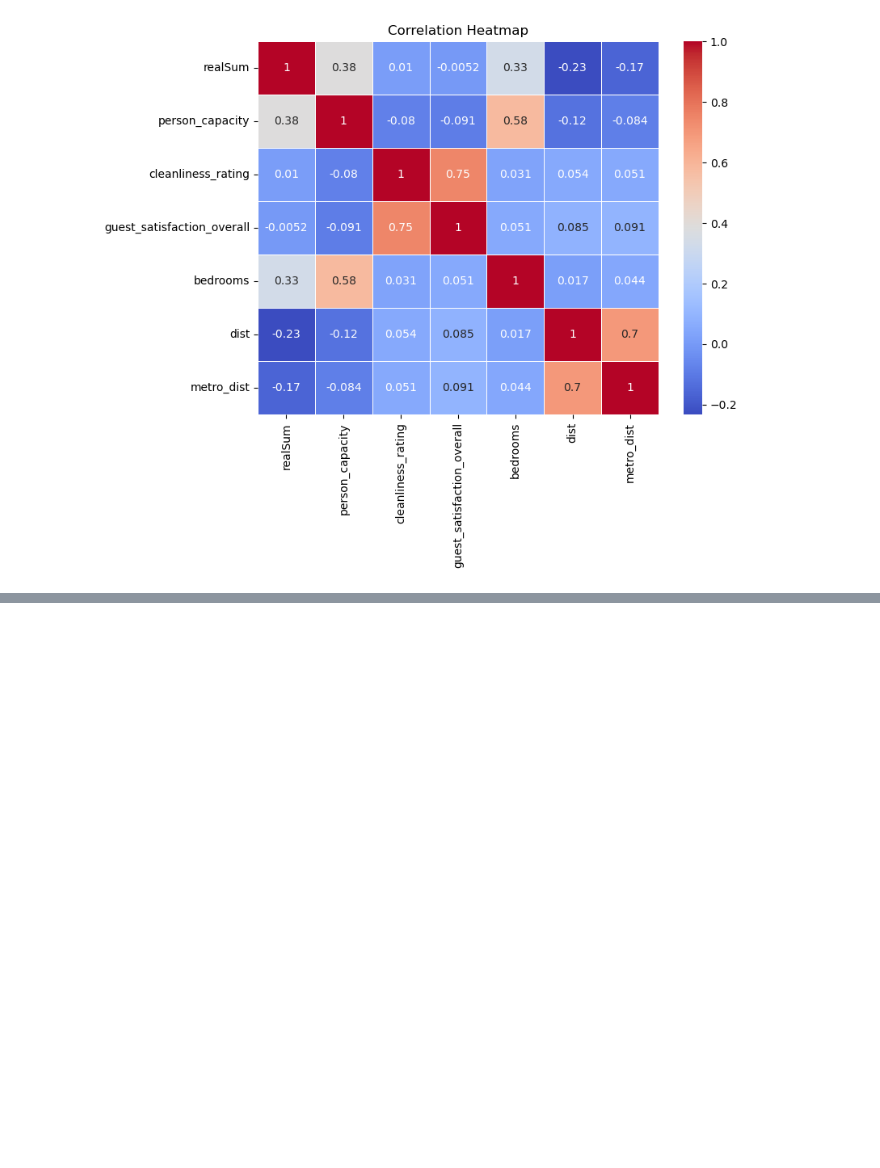
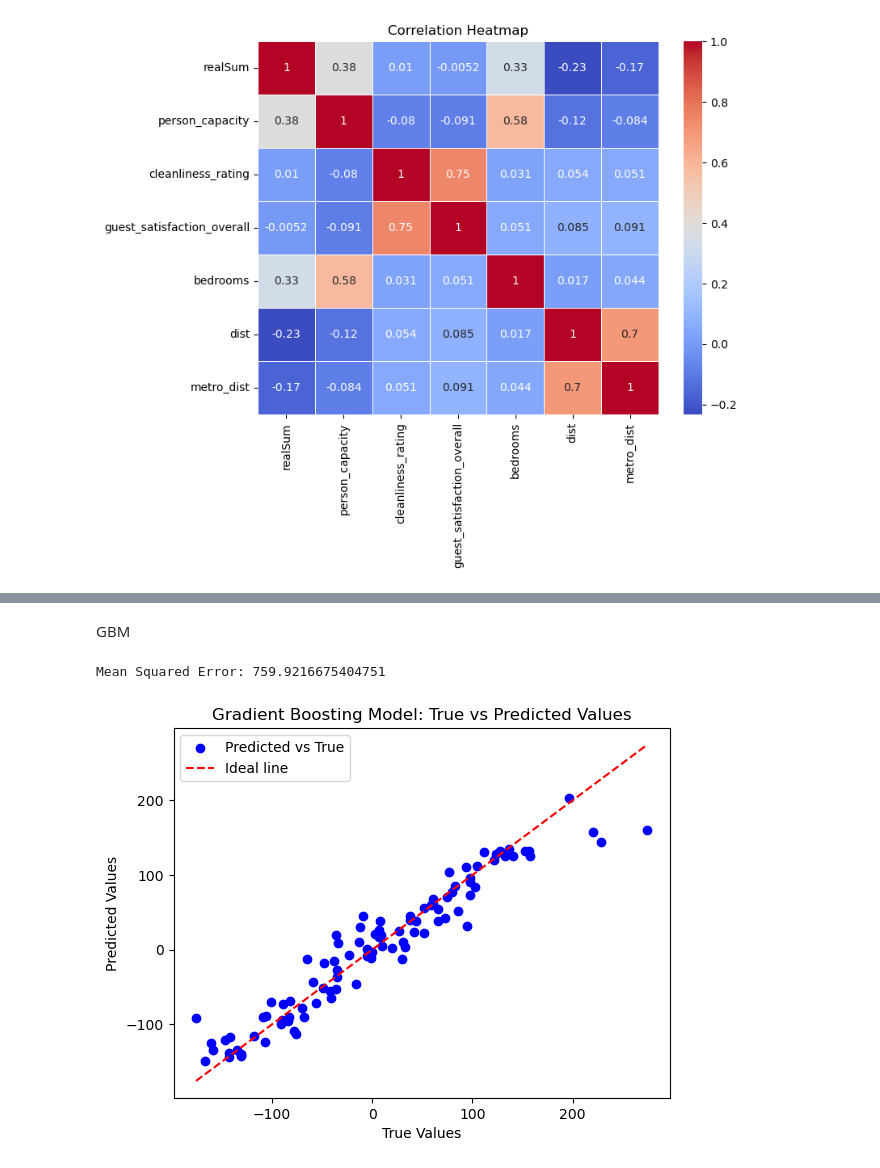
Before and after one commit to Babreucosta/CA2_Strategic_Thinking, a Jupyter notebook: CA 2 Strategic Thinking.ipynb, the cells around one changed output, grey strips where cells are left out. Cells and saved outputs as stored; diff of their text form; code cells hidden in the pictures; blank space fills up the shorter version.

Commit message:
Applying more modes
I have applied more models to try making price predictions.

```diff
--- a/CA 2 Strategic Thinking.ipynb
+++ b/CA 2 Strategic Thinking.ipynb
@@ -284,0 +262,39 @@ Sample 100: -96.8557727175595
+# %% [markdown]
+GBM
+# %%
+import numpy as np
+import matplotlib.pyplot as plt
+from sklearn.datasets import make_regression
+from sklearn.model_selection import KFold, cross_val_predict
+from sklearn.ensemble import GradientBoostingRegressor
+from sklearn.metrics import mean_squared_error, r2_score
+
+# Generate some random data for demonstration
+X, y = make_regression(n_samples=100, n_features=4, noise=0.2, random_state=42)
+
+# Create a Gradient Boosting Regressor
+model = GradientBoostingRegressor(n_estimators=100, learning_rate=0.1, random_state=42)
+
+# Initialize KFold with 5 splits
+kf = KFold(n_splits=5, shuffle=True, random_state=42)
+
+# Perform k-fold cross-validation and get the predicted values
+y_pred = cross_val_predict(model, X, y, cv=kf)
+
+# Calculate the mean squared error for the predicted values
+mse = mean_squared_error(y, y_pred)
+
+# Print the mean squared error
+print("Mean Squared Error:", mse)
+
+# Plot the results
+plt.scatter(y, y_pred, color='b', label='Predicted vs True')
+plt.plot([y.min(), y.max()], [y.min(), y.max()], color='r', linestyle='--', label='Ideal line')
+plt.xlabel('True Values')
+plt.ylabel('Predicted Values')
+plt.title('Gradient Boosting Model: True vs Predicted Values')
+plt.legend()
+plt.show()
+# %% [output]
+Mean Squared Error: 759.9216675404751
+[figure, added]
```
Also changed, not shown: parts of 20 cells of this notebook.
